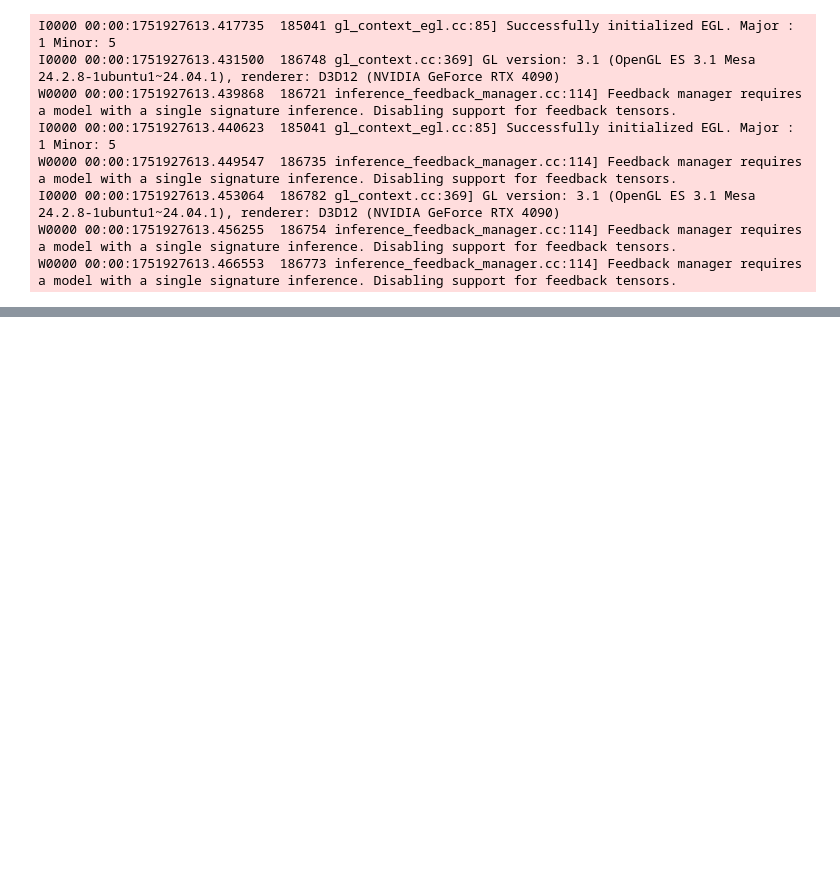
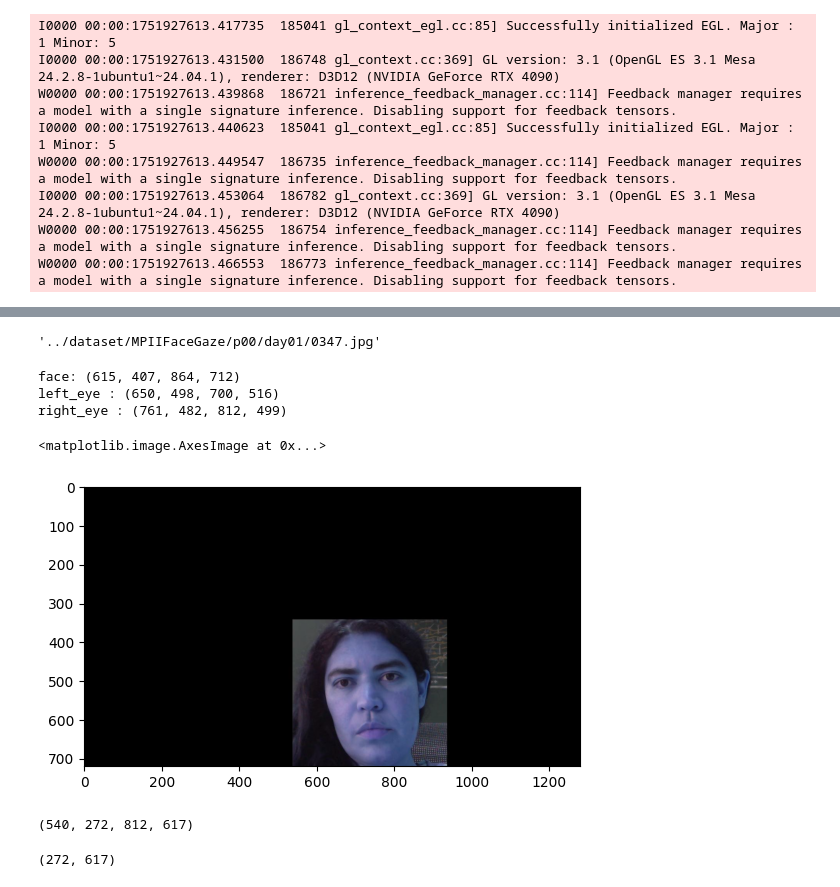
Before and after one commit to patherstevenson/EyeTracking, a Jupyter notebook: notebooks/iTracker_MPIIFace_Training.ipynb, the cells around one changed output, grey strips where cells are left out. Saved outputs shown, nothing was run; the diff lists cells and outputs as text; code cells hidden in the pictures; blank space fills up the shorter version.

```diff
--- a/notebooks/iTracker_MPIIFace_Training.ipynb
+++ b/notebooks/iTracker_MPIIFace_Training.ipynb
@@ -116,0 +109,6 @@ num_epochs = 20
+# %%
+df.iloc[31]["img_path"]
+# %% [output]
+'../dataset/MPIIFaceGaze/p00/day01/0347.jpg'
+# %%
+img = cv2.imread(df.iloc[31]["img_path"])
@@ -116,0 +123,27 @@ num_epochs = 20
+# %%
+if img_mp.multi_face_landmarks:
+    for face_landmarks in img_mp.multi_face_landmarks:
+        landmarks = [(int(pt.x * w), int(pt.y * h)) for pt in face_landmarks.landmark]
+        face_bbox = get_bounding_box(FACE_OVAL, landmarks, w, h)
+        left_eye_bbox = get_bounding_box(LEFT_EYE, landmarks,w,h)
+        right_eye_bbox = get_bounding_box(RIGHT_EYE,landmarks,w,h)
+        print("face:",face_bbox)
+        print("left_eye :", left_eye_bbox)
+        print("right_eye :", right_eye_bbox)
+# %% [output]
+face: (615, 407, 864, 712)
+left_eye : (650, 498, 700, 516)
+right_eye : (761, 482, 812, 499)
+# %%
+plt.imshow(img)
+# %% [output]
+<matplotlib.image.AxesImage at 0x...>
+[figure, added]
+# %%
+face_bbox
+# %% [output]
+(540, 272, 812, 617)
+# %%
+face_bbox[1],face_bbox[3]
+# %% [output]
+(272, 617)
```
Also changed, not shown: parts of 9 cells of this notebook, 6 other files.
